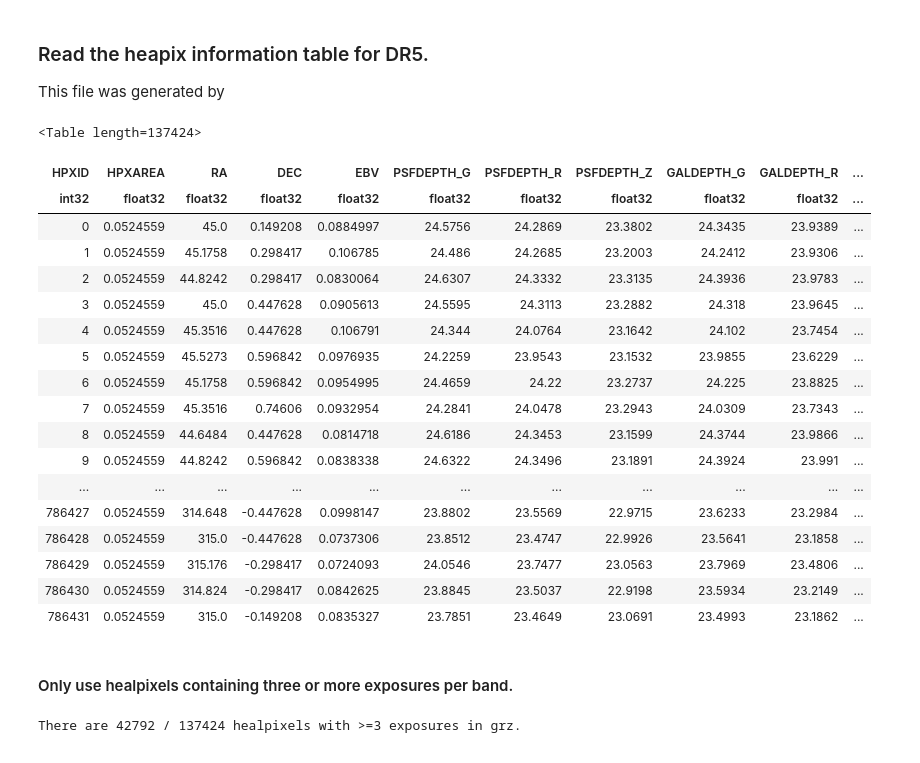
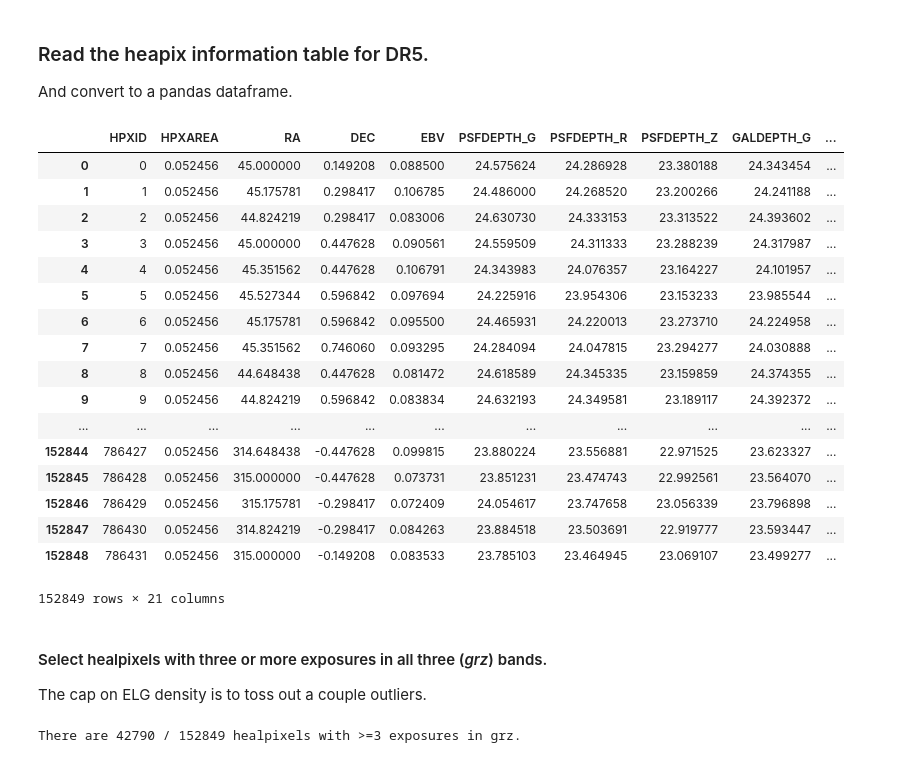
Before and after one commit to desihub/desitarget, a Jupyter notebook: doc/nb/target-fluctuations.ipynb, the cells around one changed output. Cells and saved outputs as stored; diff of their text form; code cells hidden in the pictures.

```diff
--- a/doc/nb/target-fluctuations.ipynb
+++ b/doc/nb/target-fluctuations.ipynb
@@ -12,38 +15,45 @@ plt.style.use('seaborn-talk')
 # %% [markdown]
 ### Read the heapix information table for DR5.
-This file was generated by
+And convert to a pandas dataframe.
 # %%
-infofile = os.path.join(os.getenv('DESI_ROOT'), 'target', 'catalogs', 'hp-info-dr5-0.17.1.fits')
-info = Table.read(infofile)
-keep = (info['GALDEPTH_G'] > 0) * (info['GALDEPTH_R'] > 0) * (info['GALDEPTH_Z'] > 0)
-info = info[keep]
-info
+def read_infotable():
+    infofile = os.path.join(os.getenv('DESI_ROOT'), 'target', 'catalogs', 'hp-info-dr5-0.17.1.fits')
+    info = Table.read(infofile)
+    #keep = (info['GALDEPTH_G'] > 0) * (info['GALDEPTH_R'] > 0) * (info['GALDEPTH_Z'] > 0)
+    #info = info[keep]
+    cols = ['{}DEPTH_{}_PERCENTILES'.format(prefix, band) for band in ('G', 'R', 'Z') for prefix in ('PSF', 'GAL')]
+    info.remove_columns(cols)
+    return info.to_pandas()
-# %% [output]
-<Table length=137424>
-| HPXID | HPXAREA | RA | DEC | EBV | PSFDEPTH_G | PSFDEPTH_R | PSFDEPTH_Z | GALDEPTH_G | GALDEPTH_R | ... |
-| int32 | float32 | float32 | float32 | float32 | float32 | float32 | float32 | float32 | float32 | ... |
-| 0 | 0.0524559 | 45.0 | 0.149208 | 0.0884997 | 24.5756 | 24.2869 | 23.3802 | 24.3435 | 23.9389 | ... |
-| 1 | 0.0524559 | 45.1758 | 0.298417 | 0.106785 | 24.486 | 24.2685 | 23.2003 | 24.2412 | 23.9306 | ... |
-| 2 | 0.0524559 | 44.8242 | 0.298417 | 0.0830064 | 24.6307 | 24.3332 | 23.3135 | 24.3936 | 23.9783 | ... |
-| 3 | 0.0524559 | 45.0 | 0.447628 | 0.0905613 | 24.5595 | 24.3113 | 23.2882 | 24.318 | 23.9645 | ... |
-| 4 | 0.0524559 | 45.3516 | 0.447628 | 0.106791 | 24.344 | 24.0764 | 23.1642 | 24.102 | 23.7454 | ... |
-| 5 | 0.0524559 | 45.5273 | 0.596842 | 0.0976935 | 24.2259 | 23.9543 | 23.1532 | 23.9855 | 23.6229 | ... |
-| 6 | 0.0524559 | 45.1758 | 0.596842 | 0.0954995 | 24.4659 | 24.22 | 23.2737 | 24.225 | 23.8825 | ... |
-| 7 | 0.0524559 | 45.3516 | 0.74606 | 0.0932954 | 24.2841 | 24.0478 | 23.2943 | 24.0309 | 23.7343 | ... |
-| 8 | 0.0524559 | 44.6484 | 0.447628 | 0.0814718 | 24.6186 | 24.3453 | 23.1599 | 24.3744 | 23.9866 | ... |
-| 9 | 0.0524559 | 44.8242 | 0.596842 | 0.0838338 | 24.6322 | 24.3496 | 23.1891 | 24.3924 | 23.991 | ... |
-| ... | ... | ... | ... | ... | ... | ... | ... | ... | ... | ... |
-| 786427 | 0.0524559 | 314.648 | -0.447628 | 0.0998147 | 23.8802 | 23.5569 | 22.9715 | 23.6233 | 23.2984 | ... |
-| 786428 | 0.0524559 | 315.0 | -0.447628 | 0.0737306 | 23.8512 | 23.4747 | 22.9926 | 23.5641 | 23.1858 | ... |
-| 786429 | 0.0524559 | 315.176 | -0.298417 | 0.0724093 | 24.0546 | 23.7477 | 23.0563 | 23.7969 | 23.4806 | ... |
-| 786430 | 0.0524559 | 314.824 | -0.298417 | 0.0842625 | 23.8845 | 23.5037 | 22.9198 | 23.5934 | 23.2149 | ... |
-| 786431 | 0.0524559 | 315.0 | -0.149208 | 0.0835327 | 23.7851 | 23.4649 | 23.0691 | 23.4993 | 23.1862 | ... |
-# %% [markdown]
-#### Only use healpixels containing three or more exposures per band.
+# %%
+_info = read_infotable()
+_info
+# %% [output]
+|  | HPXID | HPXAREA | RA | DEC | EBV | PSFDEPTH_G | PSFDEPTH_R | PSFDEPTH_Z | GALDEPTH_G | ... |
+| 0 | 0 | 0.052456 | 45.000000 | 0.149208 | 0.088500 | 24.575624 | 24.286928 | 23.380188 | 24.343454 | ... |
+| 1 | 1 | 0.052456 | 45.175781 | 0.298417 | 0.106785 | 24.486000 | 24.268520 | 23.200266 | 24.241188 | ... |
+| 2 | 2 | 0.052456 | 44.824219 | 0.298417 | 0.083006 | 24.630730 | 24.333153 | 23.313522 | 24.393602 | ... |
+| 3 | 3 | 0.052456 | 45.000000 | 0.447628 | 0.090561 | 24.559509 | 24.311333 | 23.288239 | 24.317987 | ... |
+| 4 | 4 | 0.052456 | 45.351562 | 0.447628 | 0.106791 | 24.343983 | 24.076357 | 23.164227 | 24.101957 | ... |
+| 5 | 5 | 0.052456 | 45.527344 | 0.596842 | 0.097694 | 24.225916 | 23.954306 | 23.153233 | 23.985544 | ... |
+| 6 | 6 | 0.052456 | 45.175781 | 0.596842 | 0.095500 | 24.465931 | 24.220013 | 23.273710 | 24.224958 | ... |
+| 7 | 7 | 0.052456 | 45.351562 | 0.746060 | 0.093295 | 24.284094 | 24.047815 | 23.294277 | 24.030888 | ... |
+| 8 | 8 | 0.052456 | 44.648438 | 0.447628 | 0.081472 | 24.618589 | 24.345335 | 23.159859 | 24.374355 | ... |
+| 9 | 9 | 0.052456 | 44.824219 | 0.596842 | 0.083834 | 24.632193 | 24.349581 | 23.189117 | 24.392372 | ... |
+| ... | ... | ... | ... | ... | ... | ... | ... | ... | ... | ... |
+| 152844 | 786427 | 0.052456 | 314.648438 | -0.447628 | 0.099815 | 23.880224 | 23.556881 | 22.971525 | 23.623327 | ... |
+| 152845 | 786428 | 0.052456 | 315.000000 | -0.447628 | 0.073731 | 23.851231 | 23.474743 | 22.992561 | 23.564070 | ... |
+| 152846 | 786429 | 0.052456 | 315.175781 | -0.298417 | 0.072409 | 24.054617 | 23.747658 | 23.056339 | 23.796898 | ... |
+| 152847 | 786430 | 0.052456 | 314.824219 | -0.298417 | 0.084263 | 23.884518 | 23.503691 | 22.919777 | 23.593447 | ... |
+| 152848 | 786431 | 0.052456 | 315.000000 | -0.149208 | 0.083533 | 23.785103 | 23.464945 | 23.069107 | 23.499277 | ... |
+152849 rows × 21 columns
+# %% [markdown]
+#### Select healpixels with three or more exposures in all three (*grz*) bands.
+The cap on ELG density is to toss out a couple outliers.
 # %%
 minexp = 3
 # %%
-these = (info['NEXP_G'] >= minexp) * (info['NEXP_R'] >= minexp) * (info['NEXP_Z'] >= minexp)
-print('There are {} / {} healpixels with >={} exposures in grz.'.format(np.sum(these), len(info), minexp))
+info = _info.loc[(_info['NEXP_G'] >= minexp) & (_info['NEXP_R'] >= minexp) &
+                 (_info['NEXP_Z'] >= minexp) & (_info['DENSITY_ELG'] < 1e4)]
+print('There are {} / {} healpixels with >={} exposures in grz.'.format(len(info), len(_info), minexp))
 # %% [output]
-There are 42792 / 137424 healpixels with >=3 exposures in grz.
+There are 42790 / 152849 healpixels with >=3 exposures in grz.
```
Also changed, not shown: parts of 21 cells of this notebook.
